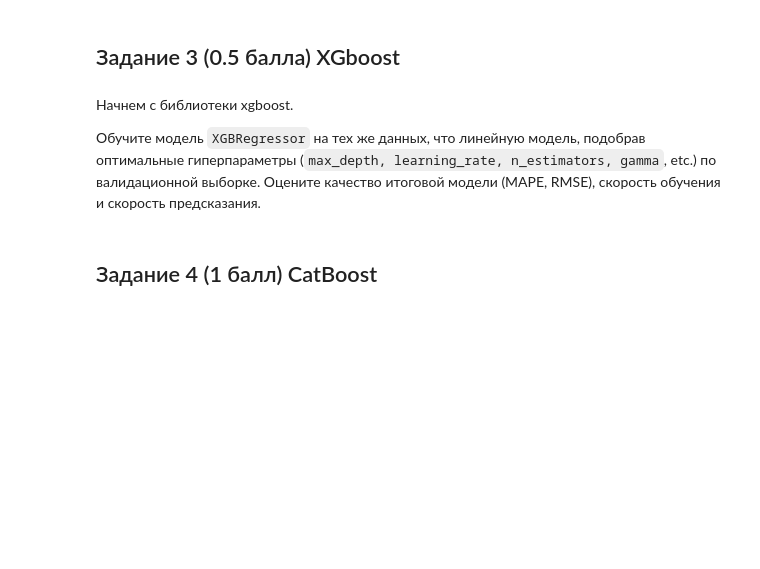
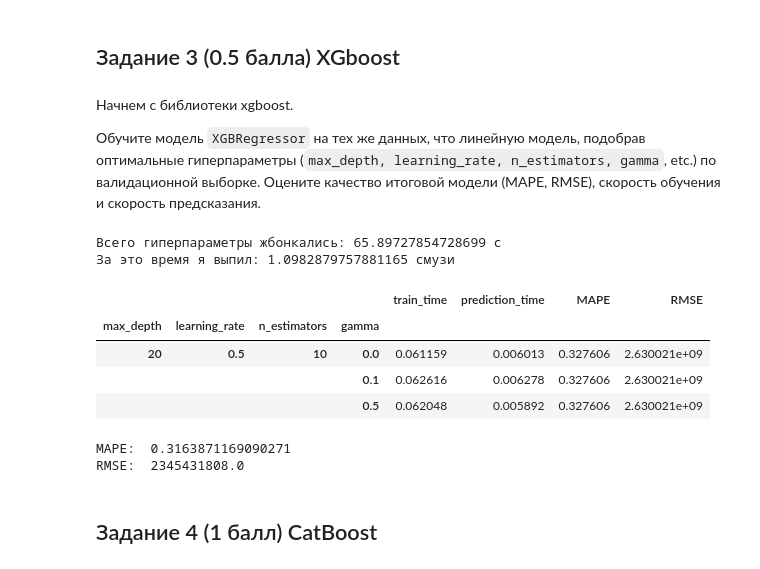
Before and after one commit to Bosbobos/IAD, a Jupyter notebook: MachineLeariningBasics/hw08_boosting_clustering/hw08_boosting_clustering.ipynb, the cells around one changed output. Drawn from its saved outputs; the diff is of its cells as text; code cells hidden in the pictures; blank space fills up the shorter version.

```diff
--- a/MachineLeariningBasics/hw08_boosting_clustering/hw08_boosting_clustering.ipynb
+++ b/MachineLeariningBasics/hw08_boosting_clustering/hw08_boosting_clustering.ipynb
@@ -170,8 +182,77 @@ params = {
+# %%
+from xgboost.sklearn import XGBRegressor
+from itertools import product
+import time
+
+params = {
+    'max_depth' : [1, 3, 5, 7, 10, 20],
+    'learning_rate' : [0.01, 0.05, 0.1, 0.5],
+    'n_estimators' : [1, 10, 50, 100, 250],
+    'gamma' : [0, 0.1, 0.5, 1]
+}
+
+overall_start_time = time.time()
+df = None
+keys = list(params.keys())
+for max_depth, learning_rate, n_estimators, gamma in product(*[params[k] for k in keys]):
+    reg = XGBRegressor(
+        max_depth=max_depth,
+        learning_rate=learning_rate,
+        n_estimators=n_estimators,
+        gamma=gamma,
+        random_state=17
+    )
+    start_train = time.time()
+    reg.fit(enc_train, train_y)
+    end_train = time.time()
+
+    start_pred = time.time()
+    preds = reg.predict(enc_val)
+    end_pred = time.time()
+
+    train_time = end_train - start_train
+    predict_time = end_pred - start_pred
+    df = build_res_df(max_depth,
+                      learning_rate,
+                      n_estimators,
+                      gamma,
+                      val_y,
+                      preds,
+                      train_time,
+                      predict_time,
+                      df)
+df.sort_values(by=['MAPE', 'RMSE'], ascending=True, inplace=True)
+overall_end_time = time.time()
+overall_time = overall_end_time - overall_start_time
+print(f'Всего гиперпараметры жбонкались: {overall_time} с')
+print(f'За это время я выпил: {overall_time/60} смузи')
+
+df.head(3)
+# %% [output]
+Всего гиперпараметры жбонкались: 65.89727854728699 с
+За это время я выпил: 1.0982879757881165 смузи
+|  |  |  |  | train_time | prediction_time | MAPE | RMSE |
+| max_depth | learning_rate | n_estimators | gamma |  |  |  |  |
+| 20 | 0.5 | 10 | 0.0 | 0.061159 | 0.006013 | 0.327606 | 2.630021e+09 |
+|  |  |  | 0.1 | 0.062616 | 0.006278 | 0.327606 | 2.630021e+09 |
+|  |  |  | 0.5 | 0.062048 | 0.005892 | 0.327606 | 2.630021e+09 |
 # %%
-# -- YOUR CODE HERE --
+best_params = df.index[0]
 
-print('MAPE: ', # -- YOUR CODE HERE -- )
-print('RMSE: ', # -- YOUR CODE HERE -- )
+reg = XGBRegressor(
+    **dict(zip(df.index.names, df.index[0])),
+    random_state=17
+)
+reg.fit(enc_train, train_y)
+pred = reg.predict(enc_test)
+
+print('MAPE: ', mean_absolute_percentage_error(test_y, pred))
+print('RMSE: ', mean_squared_error(test_y, pred))
+
+#TODO: вынести это в функцию, принимающую регрессор и параметры, чтобы дальше то же самое вызвать
+# %% [output]
+MAPE:  0.3163871169090271
+RMSE:  2345431808.0
 # %% [markdown]
 ## Задание 4 (1 балл) CatBoost
 # %% [markdown]
```
Also changed, not shown: parts of 3 cells of this notebook.
